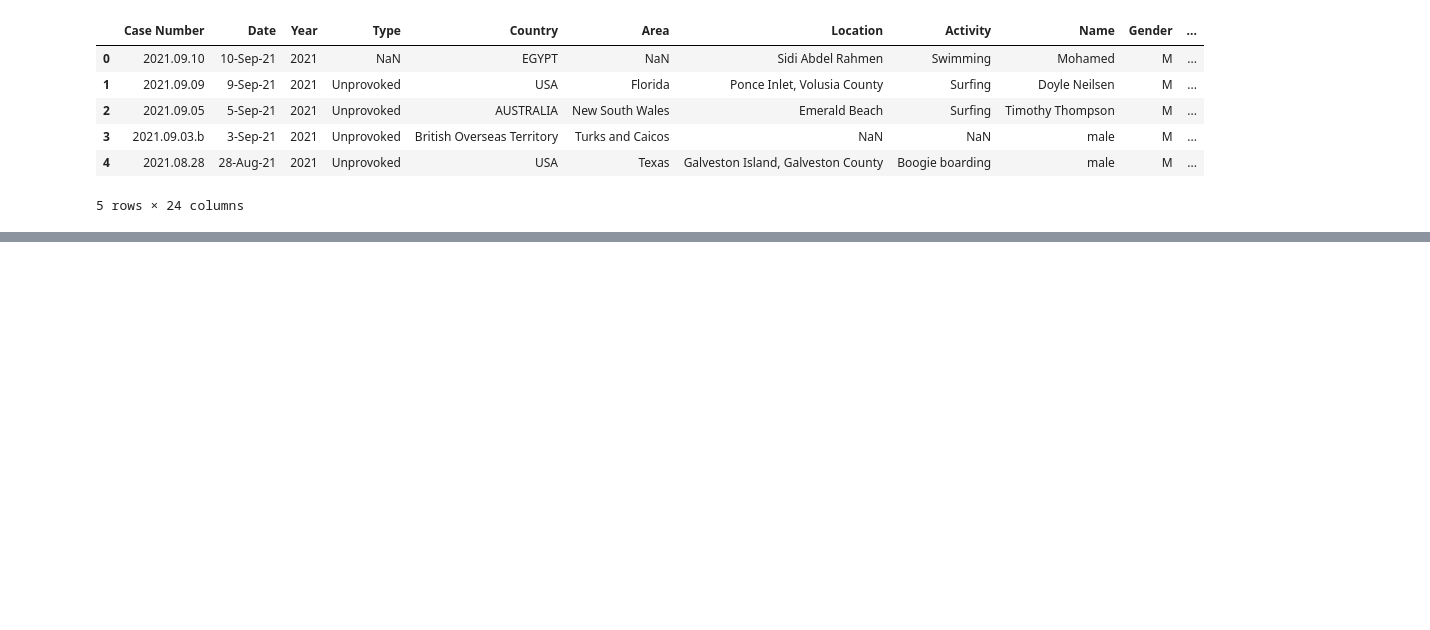
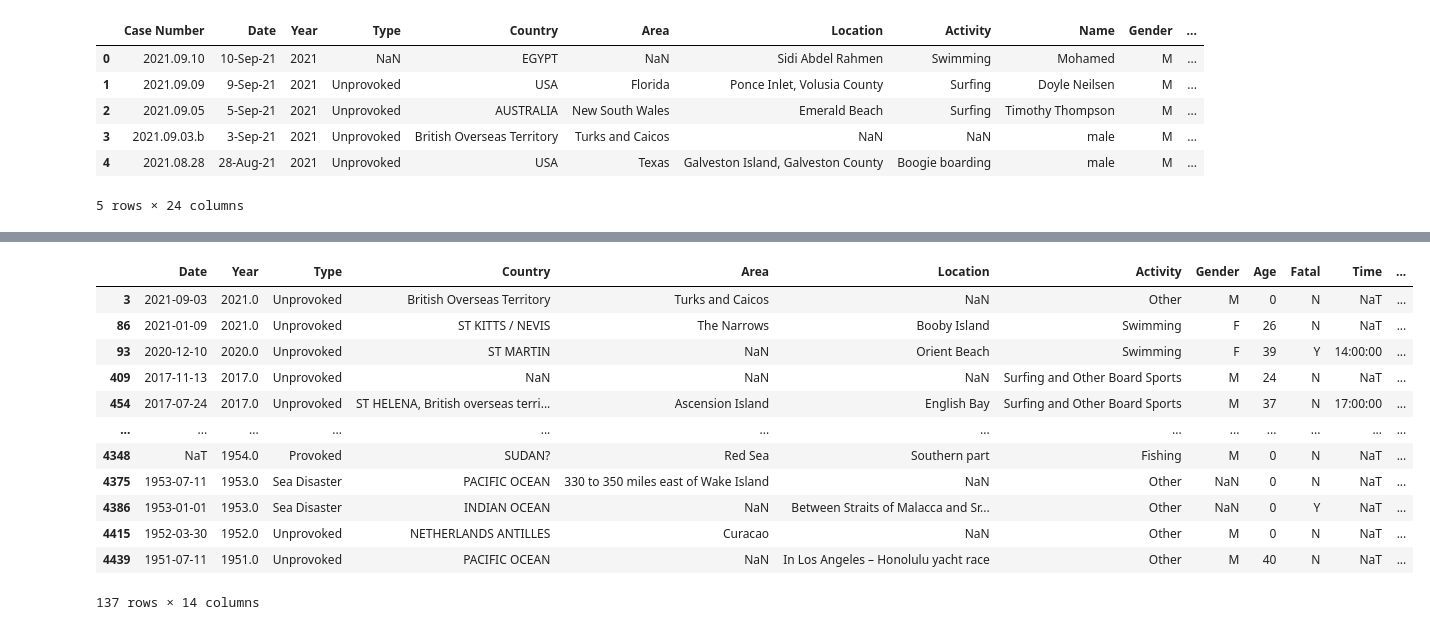
Before and after one commit to kvamm007/Final_Project_Team_4, a Jupyter notebook: Clean_Shark_Attack_Data.ipynb, the cells around one changed output, grey strips where cells are left out. Saved outputs shown, nothing was run; the diff lists cells and outputs as text; code cells hidden in the pictures; blank space fills up the shorter version.

```diff
--- a/Clean_Shark_Attack_Data.ipynb
+++ b/Clean_Shark_Attack_Data.ipynb
@@ -199,0 +373,4 @@ shark_attack_df.shape
+# %%
+# Merge ISO codes into shark_attack_df
+shark_attack_df = shark_attack_df.merge(ISO_df, how='left', left_on='Country', right_on='Official state name')
+shark_attack_df.head()
@@ -199,0 +384,20 @@ shark_attack_df.shape
+# %%
+# Determine how many rows without an ISO code
+#pd.set_option("display.max_rows", None)
+ISO_null_values = shark_attack_df[shark_attack_df.ISO_code.isnull()]
+# %%
+ISO_null_values
+# %% [output]
+|  | Date | Year | Type | Country | Area | Location | Activity | Gender | Age | Fatal | Time | ... |
+| 3 | 2021-09-03 | 2021.0 | Unprovoked | British Overseas Territory | Turks and Caicos | NaN | Other | M | 0 | N | NaT | ... |
+| 86 | 2021-01-09 | 2021.0 | Unprovoked | ST KITTS / NEVIS | The Narrows | Booby Island | Swimming | F | 26 | N | NaT | ... |
+| 93 | 2020-12-10 | 2020.0 | Unprovoked | ST MARTIN | NaN | Orient Beach | Swimming | F | 39 | Y | 14:00:00 | ... |
+| 409 | 2017-11-13 | 2017.0 | Unprovoked | NaN | NaN | NaN | Surfing and Other Board Sports | M | 24 | N | NaT | ... |
+| 454 | 2017-07-24 | 2017.0 | Unprovoked | ST HELENA, British overseas terri... | Ascension Island | English Bay | Surfing and Other Board Sports | M | 37 | N | 17:00:00 | ... |
+| ... | ... | ... | ... | ... | ... | ... | ... | ... | ... | ... | ... | ... |
+| 4348 | NaT | 1954.0 | Provoked | SUDAN? | Red Sea | Southern part | Fishing | M | 0 | N | NaT | ... |
+| 4375 | 1953-07-11 | 1953.0 | Sea Disaster | PACIFIC OCEAN | 330 to 350 miles east of Wake Island | NaN | Other | NaN | 0 | N | NaT | ... |
+| 4386 | 1953-01-01 | 1953.0 | Sea Disaster | INDIAN OCEAN | NaN | Between Straits of Malacca and Sr... | Other | NaN | 0 | Y | NaT | ... |
+| 4415 | 1952-03-30 | 1952.0 | Unprovoked | NETHERLANDS ANTILLES | Curacao | NaN | Other | M | 0 | N | NaT | ... |
+| 4439 | 1951-07-11 | 1951.0 | Unprovoked | PACIFIC OCEAN | NaN | In Los Angeles – Honolulu yacht race | Other | M | 40 | N | NaT | ... |
+137 rows × 14 columns
```
Also changed, not shown: parts of 51 cells of this notebook, 3 other files.
